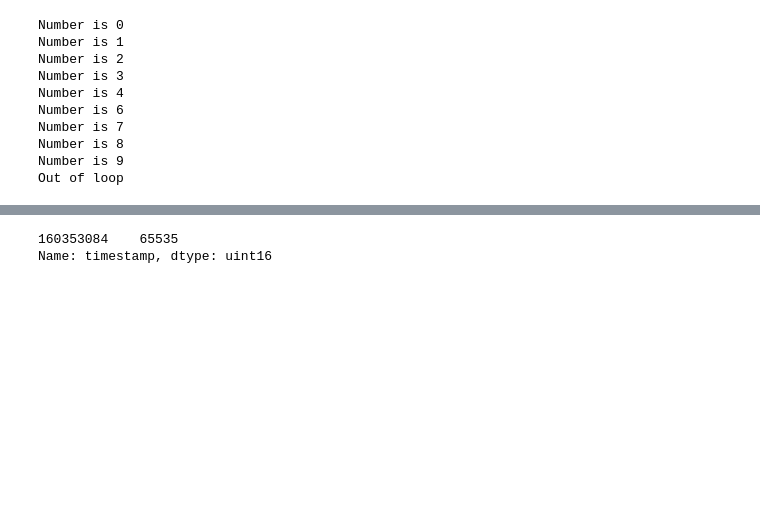
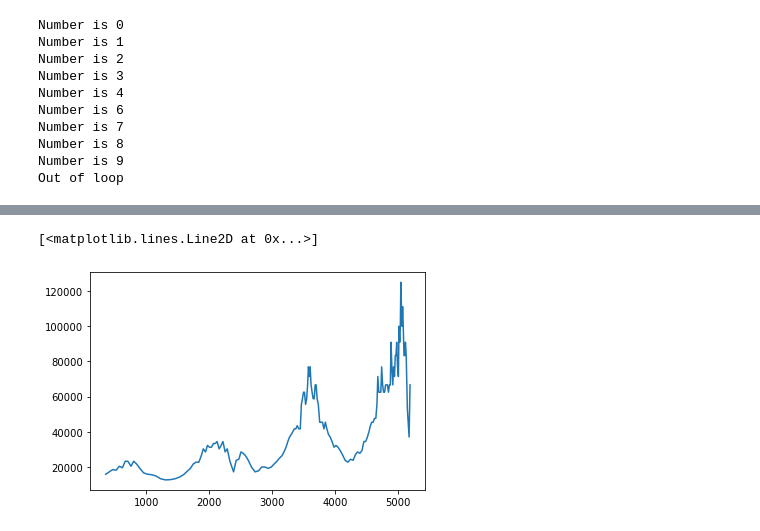
Before and after one commit to pietro-sillano/r-place-Network-Analysis, a Jupyter notebook: timestamp.ipynb, the cells around one changed output, grey strips where cells are left out. Saved outputs shown, nothing was run; the diff lists cells and outputs as text; code cells hidden in the pictures; blank space fills up the shorter version.

```diff
--- a/timestamp.ipynb
+++ b/timestamp.ipynb
@@ -145,5 +142,8 @@ l
 # %%
-chunk.timestamp[-1:]
+import numpy as np
+diff = np.array(diff)
+rate = 1e6 / diff
+plt.plot(l[1:],rate)
 # %% [output]
-160353084    65535
-Name: timestamp, dtype: uint16
+[<matplotlib.lines.Line2D at 0x...>]
+[figure, added]
```
Also changed, not shown: parts of 4 cells of this notebook, 1 other file.
